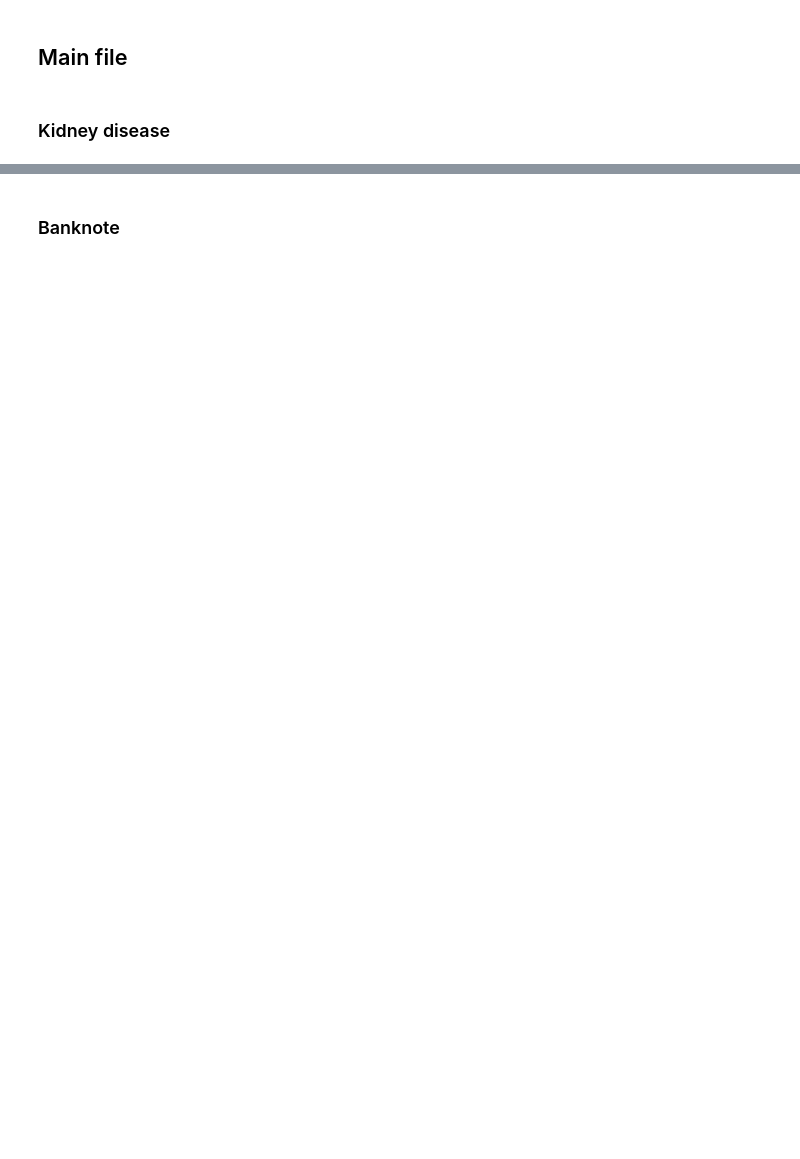
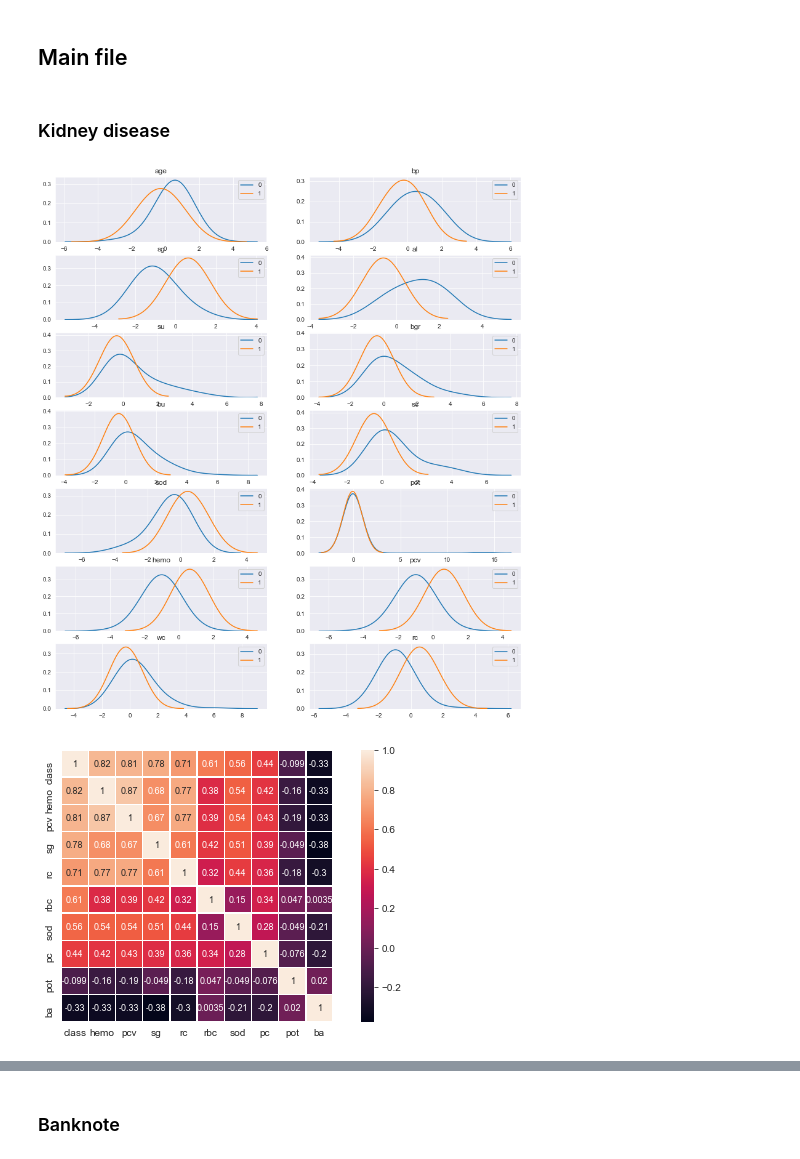
Before and after one commit to C18andre/BanknoteAuthentification, a Jupyter notebook: src/main.ipynb, the cells around one changed output, grey strips where cells are left out. Saved outputs shown, nothing was run; the diff lists cells and outputs as text; code cells hidden in the pictures; blank space fills up the shorter version.

Commit message:
Visualizatio tool and cleaning main

```diff
--- a/src/main.ipynb
+++ b/src/main.ipynb
@@ -20,3 +26,22 @@ FEATURES = ["id","age","bp","sg","al","su","bgr","bu","sc","sod","pot","hemo","p
 import json
 with open("settings.json") as file:
             settings = json.load(file) # Retrieve paths
+
+sns.set_style("darkgrid")
+# %%
+# Preprocessing
+data = pd.read_csv(settings["paths"][DATA_NAME])                    # Read the csv file
+clean_data_1 = convert_cat_to_num(data,FEATURES)                    # Convert object datatype to float when its possible
+clean_data_2 = missing_value(clean_data_1,drop_num=True)            # Fill the missing values
+p_test(clean_data_2,data)                                           # Test the length of data after cleaning process
+numerical_features = clean_data_2.select_dtypes(include=np.number).columns
+normalized_data = normalization(clean_data_2,features = numerical_features,mode=0) #Data normalization for numerical features
+label_data,label_dico = label_encoder(normalized_data)                 # Encode strings data
+X_train, X_test, y_train, y_test = split(label_data,TARGET_NAME)
+# %%
+# Vizualisation
+numeric_features_distribution_per_class(data, numerical_features,TARGET_NAME,bandwith = 1)
+heatmap(clean_data_2,TARGET_NAME) #Study correlation between features and data
+# %% [output]
+[figure, added]
+[figure, added]
```
Also changed, not shown: parts of 11 cells of this notebook, 3 other files.
